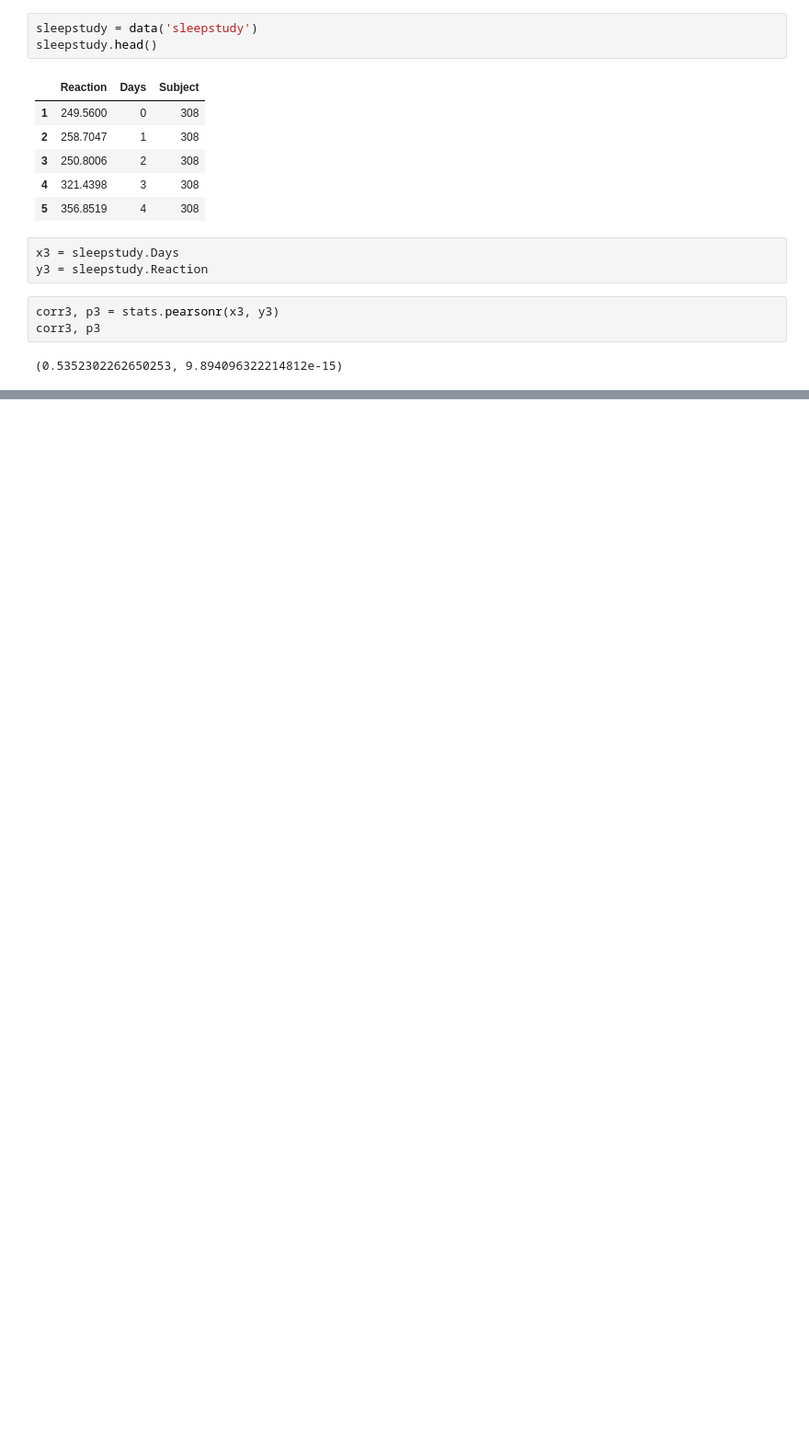
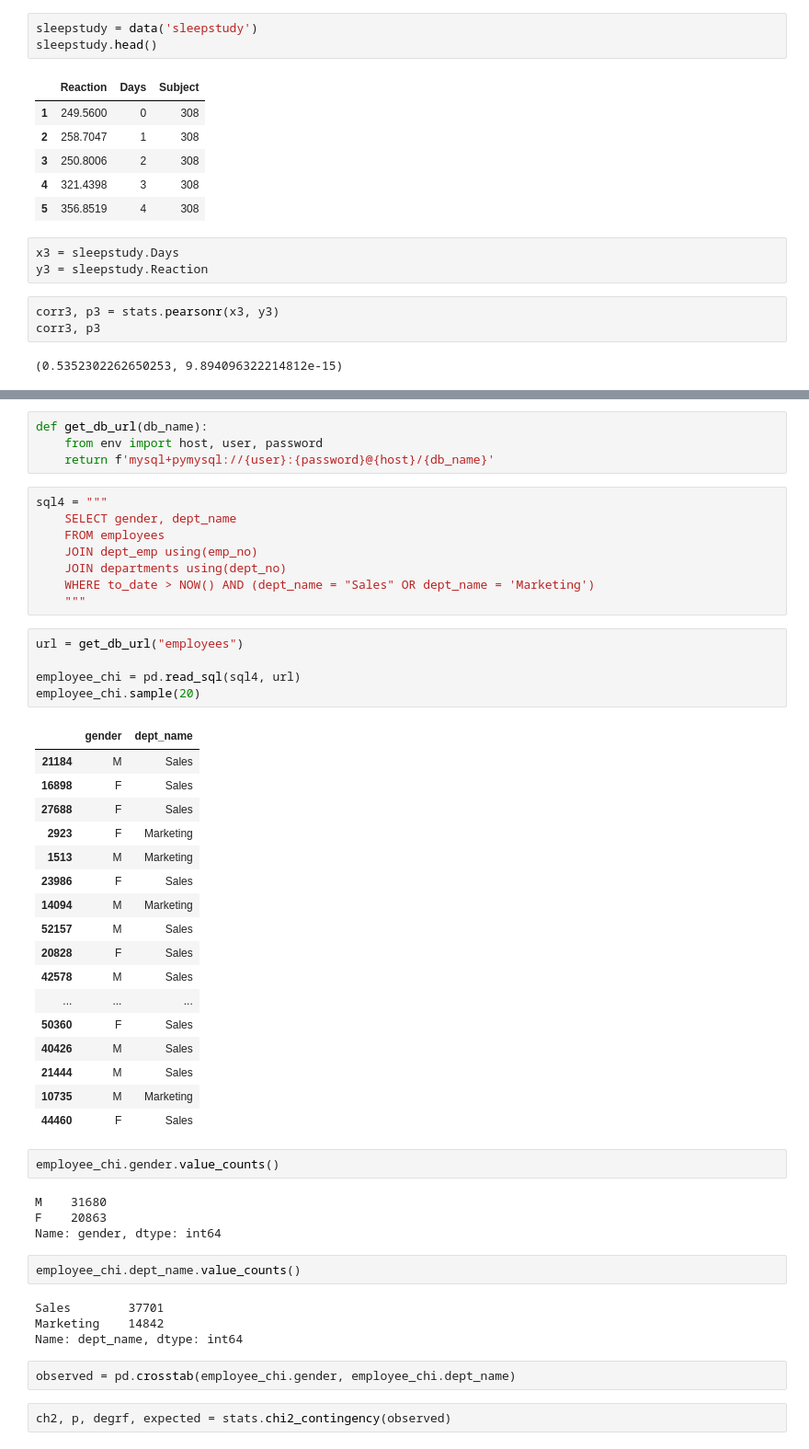
Before and after one commit to PGuajardo/statistics-exercises, a Jupyter notebook: hypothesis_testing.ipynb, the cells around one changed output, grey strips where cells are left out. Shown at 92% size. Cells and saved outputs as stored; diff of their text form; blank space fills up the shorter version.

```diff
--- a/hypothesis_testing.ipynb
+++ b/hypothesis_testing.ipynb
@@ -522,0 +723,51 @@ corr3, p3
+# %%
+def get_db_url(db_name):
+    from env import host, user, password
+    return f'mysql+pymysql://{user}:{password}@{host}/{db_name}'
+# %%
+sql4 = """
+    SELECT gender, dept_name
+    FROM employees
+    JOIN dept_emp using(emp_no)
+    JOIN departments using(dept_no)
+    WHERE to_date > NOW() AND (dept_name = "Sales" OR dept_name = 'Marketing')
+    """
+# %%
+url = get_db_url("employees")
+
+employee_chi = pd.read_sql(sql4, url)
+employee_chi.sample(20)
+# %% [output]
+|  | gender | dept_name |
+| 21184 | M | Sales |
+| 16898 | F | Sales |
+| 27688 | F | Sales |
+| 2923 | F | Marketing |
+| 1513 | M | Marketing |
+| 23986 | F | Sales |
+| 14094 | M | Marketing |
+| 52157 | M | Sales |
+| 20828 | F | Sales |
+| 42578 | M | Sales |
+| ... | ... | ... |
+| 50360 | F | Sales |
+| 40426 | M | Sales |
+| 21444 | M | Sales |
+| 10735 | M | Marketing |
+| 44460 | F | Sales |
+# %%
+employee_chi.gender.value_counts()
+# %% [output]
+M    31680
+F    20863
+Name: gender, dtype: int64
+# %%
+employee_chi.dept_name.value_counts()
+# %% [output]
+Sales        37701
+Marketing    14842
+Name: dept_name, dtype: int64
+# %%
+observed = pd.crosstab(employee_chi.gender, employee_chi.dept_name)
+# %%
+ch2, p, degrf, expected = stats.chi2_contingency(observed)
```
Also changed, not shown: parts of 35 cells of this notebook, 1 other file.
